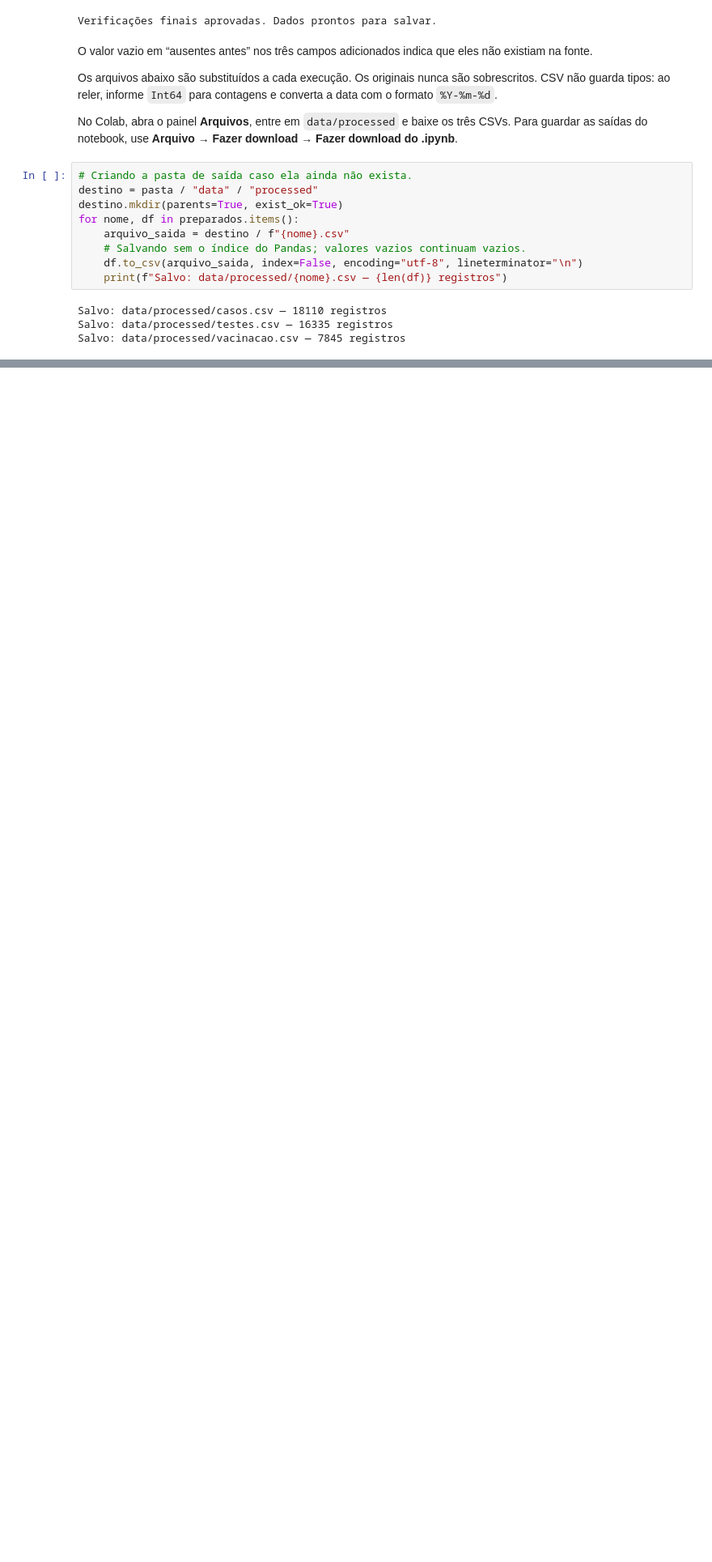
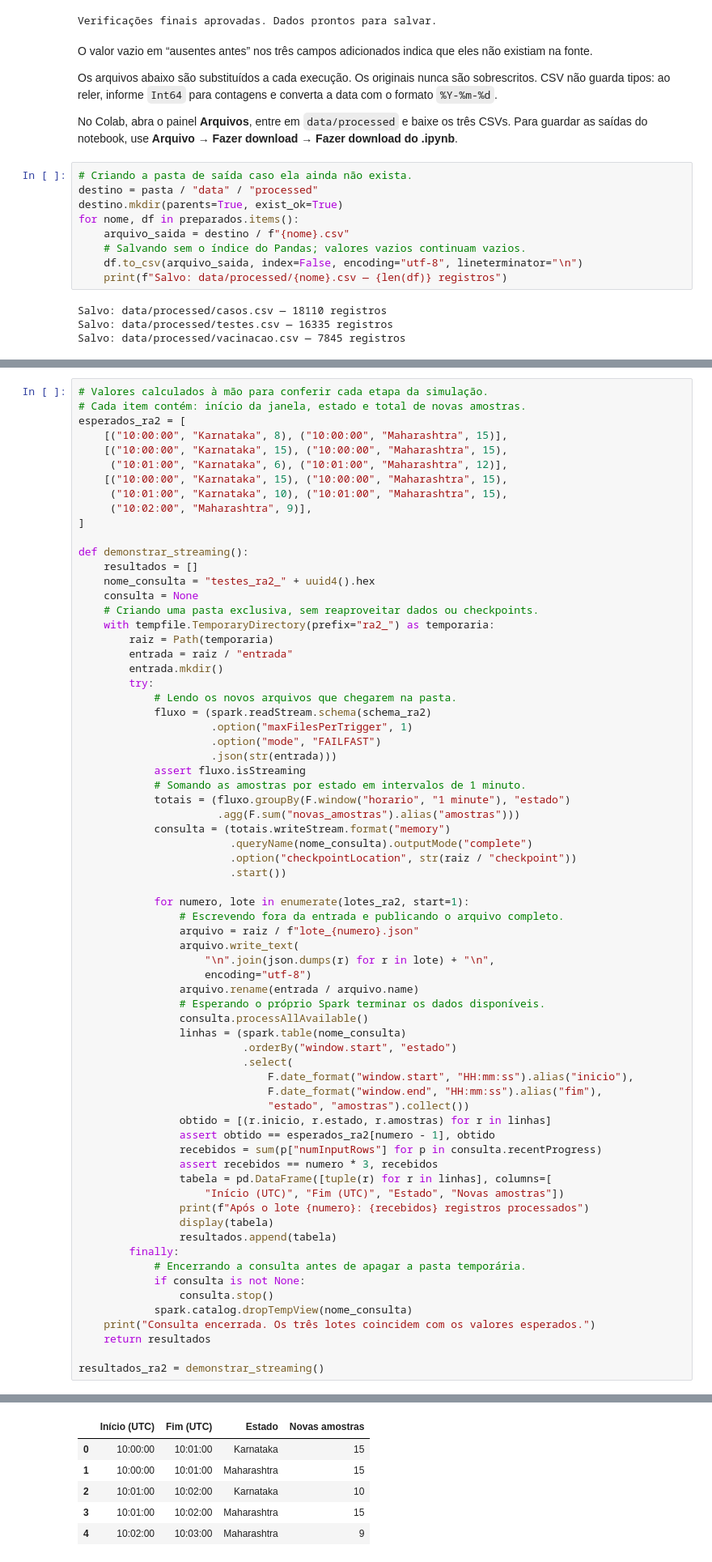
Before and after one commit to bbymicka/RA1-Data-Analytics, a Jupyter notebook: notebooks/ra1.ipynb, the cells around one changed output, grey strips where cells are left out. Shown at 81% size. Saved outputs shown, nothing was run; the diff lists cells and outputs as text; blank space fills up the shorter version.

Commit message:
Primeiro teste do RA2

```diff
--- a/notebooks/ra1.ipynb
+++ b/notebooks/ra1.ipynb
@@ -599,0 +671,70 @@ Salvo: data/processed/vacinacao.csv — 7845 registros
+# %%
+# Valores calculados à mão para conferir cada etapa da simulação.
+# Cada item contém: início da janela, estado e total de novas amostras.
+esperados_ra2 = [
+    [("10:00:00", "Karnataka", 8), ("10:00:00", "Maharashtra", 15)],
+    [("10:00:00", "Karnataka", 15), ("10:00:00", "Maharashtra", 15),
+     ("10:01:00", "Karnataka", 6), ("10:01:00", "Maharashtra", 12)],
+    [("10:00:00", "Karnataka", 15), ("10:00:00", "Maharashtra", 15),
+     ("10:01:00", "Karnataka", 10), ("10:01:00", "Maharashtra", 15),
+     ("10:02:00", "Maharashtra", 9)],
+]
+
+def demonstrar_streaming():
+    resultados = []
+    nome_consulta = "testes_ra2_" + uuid4().hex
+    consulta = None
+    # Criando uma pasta exclusiva, sem reaproveitar dados ou checkpoints.
+    with tempfile.TemporaryDirectory(prefix="ra2_") as temporaria:
+        raiz = Path(temporaria)
+        entrada = raiz / "entrada"
+        entrada.mkdir()
+        try:
+            # Lendo os novos arquivos que chegarem na pasta.
+            fluxo = (spark.readStream.schema(schema_ra2)
+                     .option("maxFilesPerTrigger", 1)
+                     .option("mode", "FAILFAST")
+                     .json(str(entrada)))
+            assert fluxo.isStreaming
+            # Somando as amostras por estado em intervalos de 1 minuto.
+            totais = (fluxo.groupBy(F.window("horario", "1 minute"), "estado")
+                      .agg(F.sum("novas_amostras").alias("amostras")))
+            consulta = (totais.writeStream.format("memory")
+                        .queryName(nome_consulta).outputMode("complete")
+                        .option("checkpointLocation", str(raiz / "checkpoint"))
+                        .start())
+
+            for numero, lote in enumerate(lotes_ra2, start=1):
+                # Escrevendo fora da entrada e publicando o arquivo completo.
+                arquivo = raiz / f"lote_{numero}.json"
+                arquivo.write_text(
+                    "\n".join(json.dumps(r) for r in lote) + "\n",
+                    encoding="utf-8")
+                arquivo.rename(entrada / arquivo.name)
+                # Esperando o próprio Spark terminar os dados disponíveis.
+                consulta.processAllAvailable()
+                linhas = (spark.table(nome_consulta)
+                          .orderBy("window.start", "estado")
+                          .select(
+                              F.date_format("window.start", "HH:mm:ss").alias("inicio"),
+                              F.date_format("window.end", "HH:mm:ss").alias("fim"),
+                              "estado", "amostras").collect())
+                obtido = [(r.inicio, r.estado, r.amostras) for r in linhas]
+                assert obtido == esperados_ra2[numero - 1], obtido
+                recebidos = sum(p["numInputRows"] for p in consulta.recentProgress)
+                assert recebidos == numero * 3, recebidos
+                tabela = pd.DataFrame([tuple(r) for r in linhas], columns=[
+                    "Início (UTC)", "Fim (UTC)", "Estado", "Novas amostras"])
+                print(f"Após o lote {numero}: {recebidos} registros processados")
+                display(tabela)
+                resultados.append(tabela)
+        finally:
+            # Encerrando a consulta antes de apagar a pasta temporária.
+            if consulta is not None:
+                consulta.stop()
+            spark.catalog.dropTempView(nome_consulta)
+    print("Consulta encerrada. Os três lotes coincidem com os valores esperados.")
+    return resultados
+
+resultados_ra2 = demonstrar_streaming()
+# %% [output]
@@ -599,0 +752,6 @@ Salvo: data/processed/vacinacao.csv — 7845 registros
+|  | Início (UTC) | Fim (UTC) | Estado | Novas amostras |
+| 0 | 10:00:00 | 10:01:00 | Karnataka | 15 |
+| 1 | 10:00:00 | 10:01:00 | Maharashtra | 15 |
+| 2 | 10:01:00 | 10:02:00 | Karnataka | 10 |
+| 3 | 10:01:00 | 10:02:00 | Maharashtra | 15 |
+| 4 | 10:02:00 | 10:03:00 | Maharashtra | 9 |
```
Also changed, not shown: parts of 6 cells of this notebook, 7 other files.
